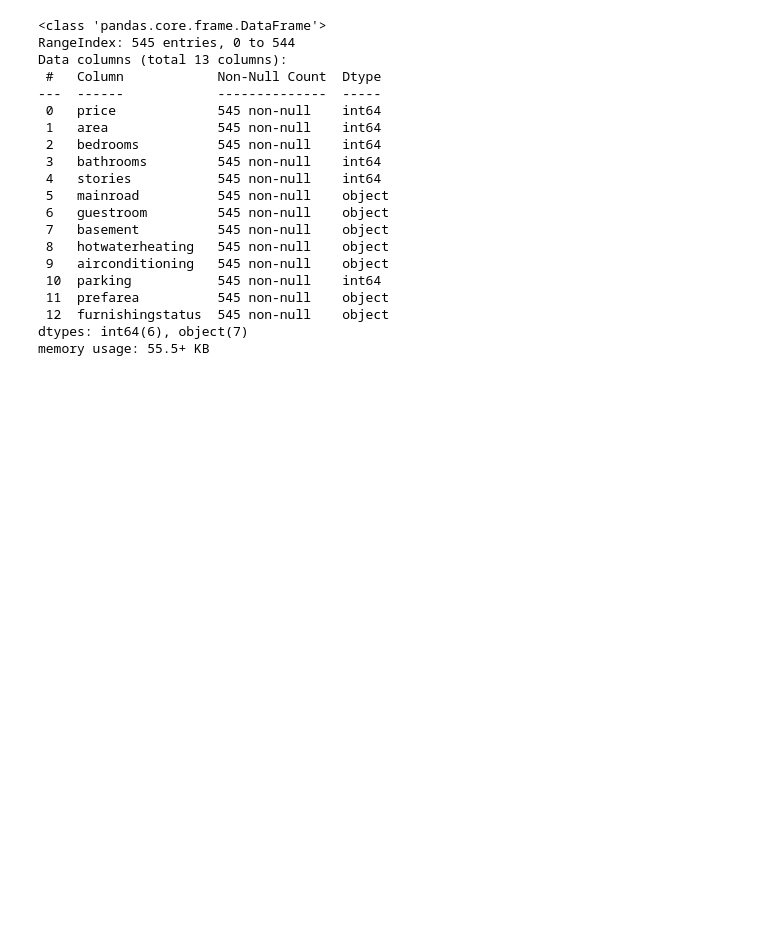
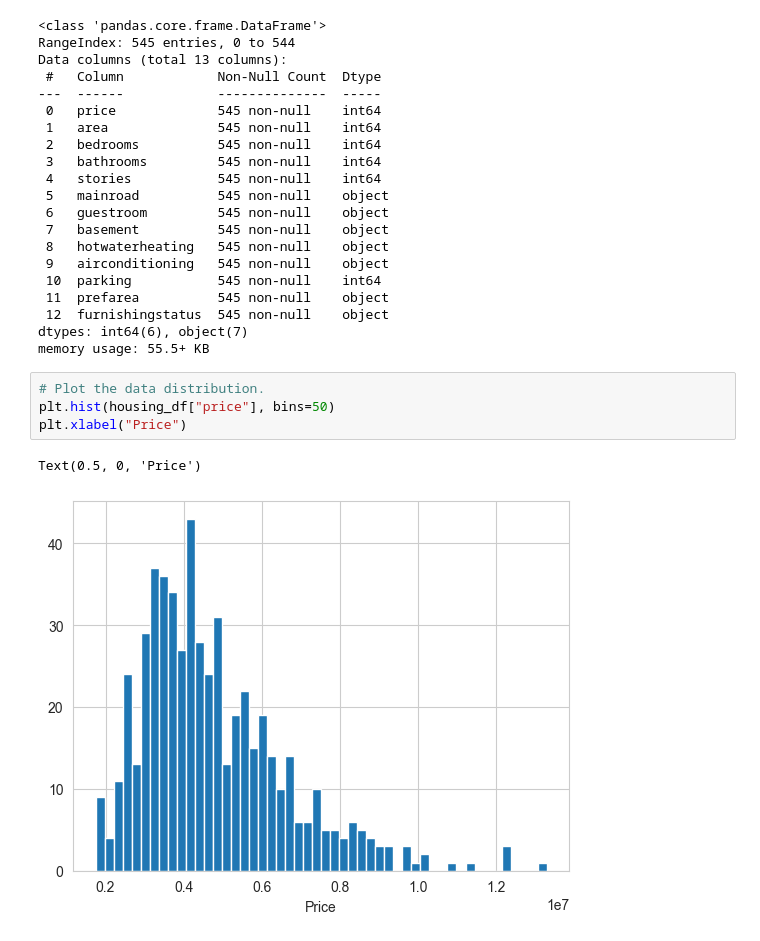
Before and after one commit to skorsens/ai-foundations-ml, a Jupyter notebook: house_prices.ipynb, the cells around one changed output. Saved outputs shown, nothing was run; the diff lists cells and outputs as text; blank space fills up the shorter version.

```diff
--- a/house_prices.ipynb
+++ b/house_prices.ipynb
@@ -32,3 +32,10 @@ Data columns (total 13 columns):
  12  furnishingstatus  545 non-null    object
 dtypes: int64(6), object(7)
 memory usage: 55.5+ KB
+# %%
+# Plot the data distribution.
+plt.hist(housing_df["price"], bins=50)
+plt.xlabel("Price")
+# %% [output]
+Text(0.5, 0, 'Price')
+[figure, added]
```
Also changed, not shown: parts of 17 cells of this notebook, 3 other files.
